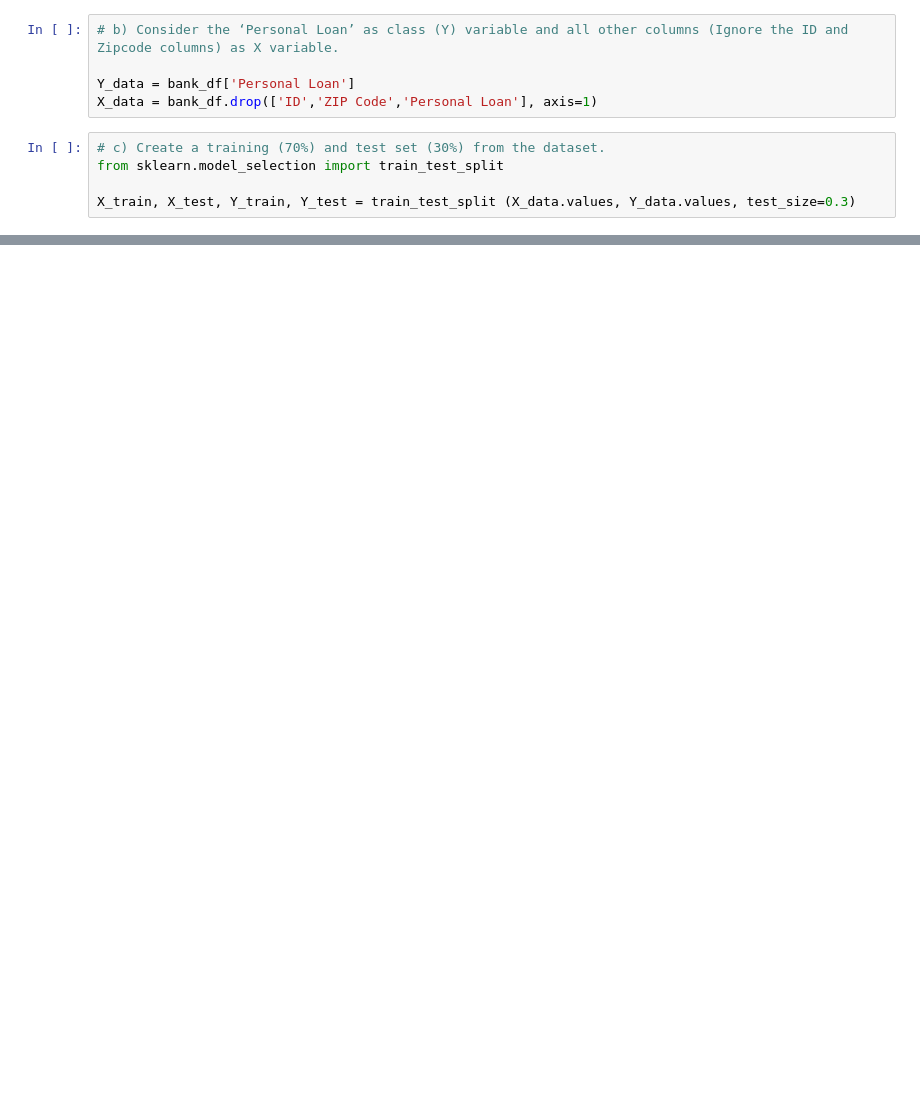
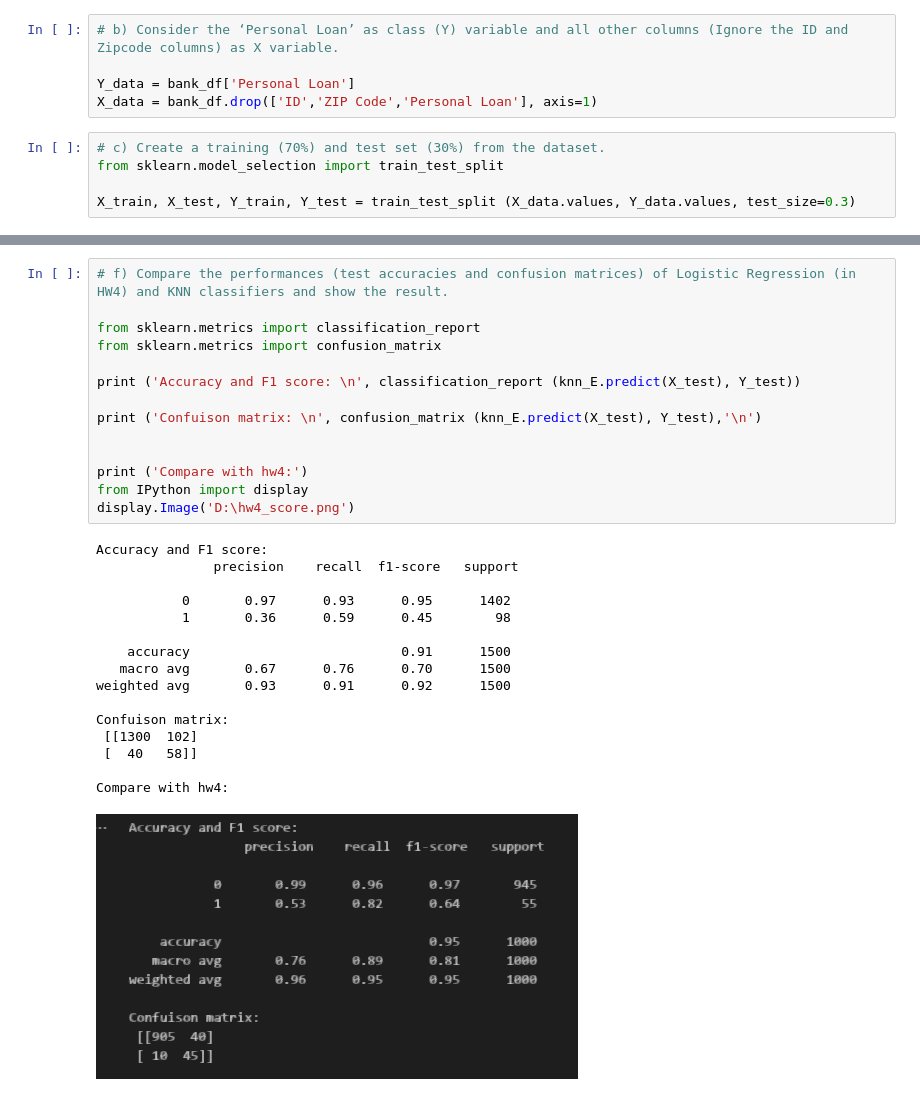
Before and after one commit to lc0312/COSC502, a Jupyter notebook: hw5_Liu.ipynb, the cells around one changed output, grey strips where cells are left out. Cells and saved outputs as stored; diff of their text form; blank space fills up the shorter version.

```diff
--- a/hw5_Liu.ipynb
+++ b/hw5_Liu.ipynb
@@ -58,0 +59,31 @@ for n_number in range (20):
+# %%
+# f) Compare the performances (test accuracies and confusion matrices) of Logistic Regression (in HW4) and KNN classifiers and show the result.
+
+from sklearn.metrics import classification_report
+from sklearn.metrics import confusion_matrix
+
+print ('Accuracy and F1 score: \n', classification_report (knn_E.predict(X_test), Y_test))
+
+print ('Confuison matrix: \n', confusion_matrix (knn_E.predict(X_test), Y_test),'\n')
+
+
+print ('Compare with hw4:')
+from IPython import display
+display.Image('D:\hw4_score.png')
+# %% [output]
+Accuracy and F1 score:
+               precision    recall  f1-score   support
+
+           0       0.97      0.93      0.95      1402
+           1       0.36      0.59      0.45        98
+
+    accuracy                           0.91      1500
+   macro avg       0.67      0.76      0.70      1500
+weighted avg       0.93      0.91      0.92      1500
+
+Confuison matrix:
+ [[1300  102]
+ [  40   58]]
+
+Compare with hw4:
+[figure, added]
```
Also changed, not shown: parts of 6 cells of this notebook.
